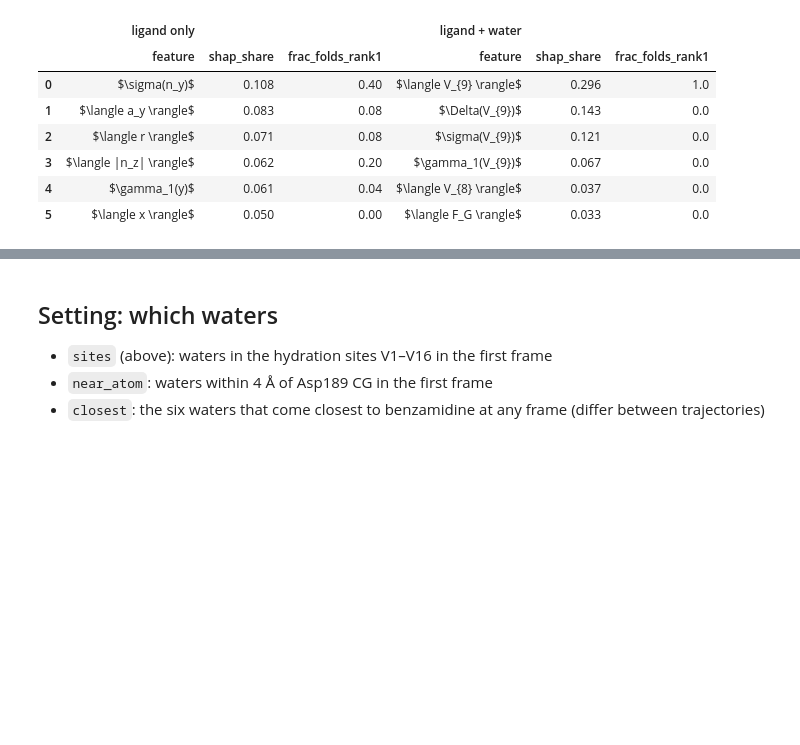
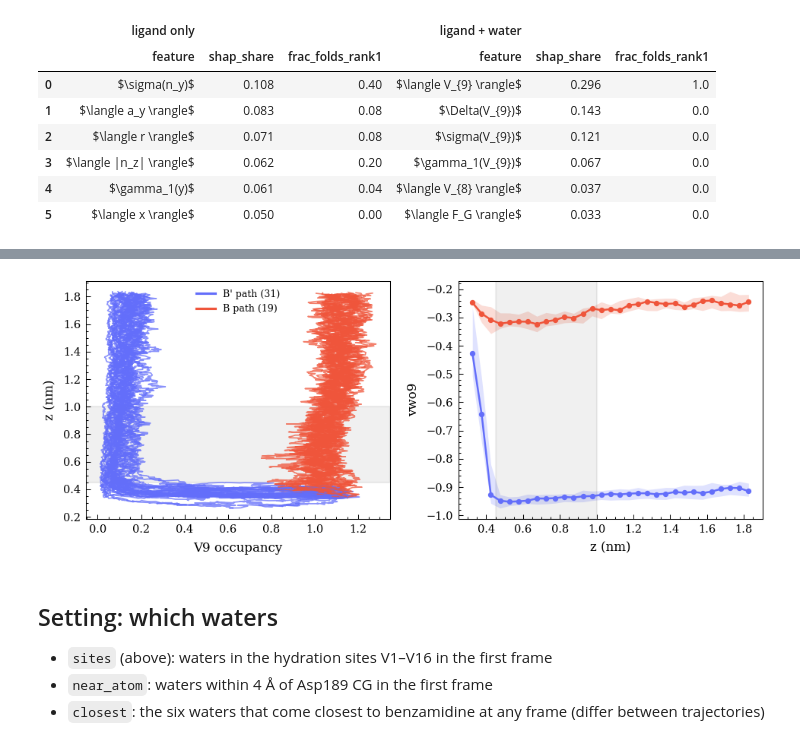
Before and after one commit to Shaheerah3007/PathFDM, a Jupyter notebook: systems/trypsin_benzamidine/trypsin_benzamidine.ipynb, the cells around one changed output, grey strips where cells are left out. Saved outputs shown, nothing was run; the diff lists cells and outputs as text; code cells hidden in the pictures; blank space fills up the shorter version.

```diff
--- a/systems/trypsin_benzamidine/trypsin_benzamidine.ipynb
+++ b/systems/trypsin_benzamidine/trypsin_benzamidine.ipynb
@@ -102,3 +109,19 @@ plot_beeswarm(res_l, max_display=10, title="ligand only: FDM 0"); plt.show()
+# %%
+names_w = D.water_descriptor_names()
+cols_w = ["radius", "costheta", "ringz"] + D.HYDRATION_COLS
+top = cols_w[top_descriptor(res_w, names_w)]
+DESC = top if top in cvs[0].columns else "vwo9"           # or e.g. "st"
+z = [c["cyl.z"].to_numpy() for c in cvs]
+fig, axs = plt.subplots(1, 2, figsize=(6.6, 2.7))
+plot_paths([D.v9_occupancy(c) for c in cvs], z, labels, D.LABEL_CONFIG, ax=axs[0], xlabel="V9 occupancy",
+           ylabel="z (nm)", lw=0.8, alpha=0.75)
+axs[0].axhspan(*D.Z_WINDOW, color="k", alpha=0.06)
+plot_binned(z, [c[DESC].to_numpy() for c in cvs], labels, D.LABEL_CONFIG, np.arange(0.2, 2.0, 0.05), ax=axs[1],
+            xlabel="z (nm)", ylabel=DESC, legend=False)
+axs[1].axvspan(*D.Z_WINDOW, color="k", alpha=0.06)
+plt.tight_layout(); plt.show()
+# %% [output]
+[figure, added]
 # %% [markdown]
 ## Setting: which waters
 
```
Also changed, not shown: parts of 4 cells of this notebook, 6 other files.
